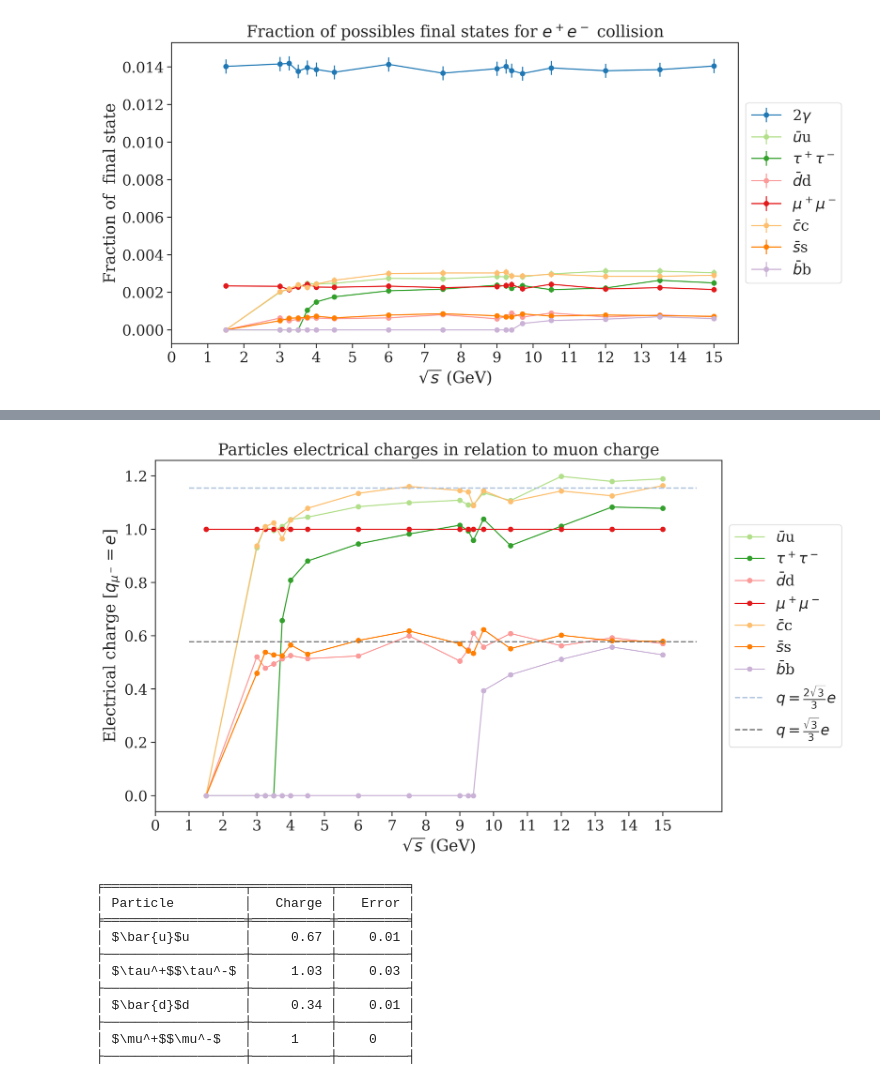
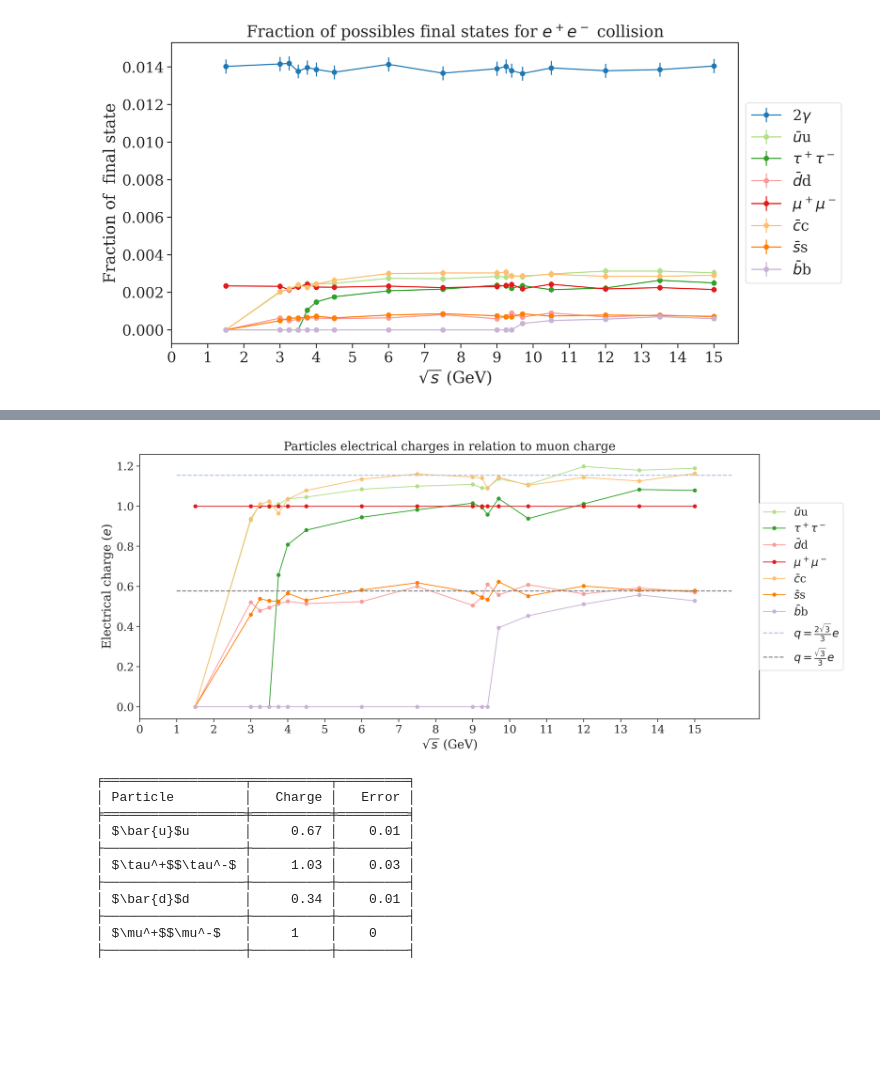
Before and after one commit to viniciusrocca/simulationsSM, a Jupyter notebook: epem2all/FracXenergy_PL.ipynb, the cells around one changed output, grey strips where cells are left out. Drawn from its saved outputs; the diff is of its cells as text; code cells hidden in the pictures; blank space fills up the shorter version.

```diff
--- a/epem2all/FracXenergy_PL.ipynb
+++ b/epem2all/FracXenergy_PL.ipynb
@@ -214,25 +216,25 @@ plt.show()
 # %%
-fig = plt.figure(figsize = [11,7], dpi = 300)
+fig = plt.figure(figsize = [16,7], dpi = 300)
 
 color = sns.color_palette("Paired",len(eDict[len(eDict)-1]))
 
 muon_frac = np.array(final_state(eDict,'$\\mu^+$$\\mu^-$'))
 for i,key in enumerate(eDict[len(eDict)-1]):
     if key != '$e^+$$e^-$' and key !='2$\\gamma$':
         f_state = np.array(final_state(eDict,key))
         plt.plot(energy, np.sqrt(np.divide(f_state,muon_frac)), color = color[i], marker ='o', label = key)
 
 plt.plot([1,16],[2/np.sqrt(3),2/np.sqrt(3)], ls = '--', color = 'lightsteelblue', lw = 1.5, label = r'$ q = \frac{2\sqrt{3}}{3}e$')
 plt.plot([1,16],[1/np.sqrt(3),1/np.sqrt(3)], ls = '--', color = 'grey', lw = 1.5, label = r'$ q = \frac{\sqrt{3}}{3}e$')
 plt.title(r'Particles electrical charges in relation to muon charge')
 plt.xlabel(r'$\sqrt{s}$ (GeV)')
-plt.ylabel(r'Electrical charge [$q_{\mu^-} = e$]')
+plt.ylabel(r'Electrical charge ($e$)')
 plt.xticks(range(0,16))
-plt.legend(bbox_to_anchor=(1, 0.5), loc='center left')
+plt.legend(bbox_to_anchor=(0.99, 0.5), loc='center left')
 plt.savefig('ParticlesCharge.pdf', dpi = 300)
 plt.show()
 # %% [output]
-[figure, old version]
+[figure, new version]
 # %%
 charges_Dict = {}
 charge = {}
```
Also changed, not shown: parts of 1 cell of this notebook, 3 other files.
